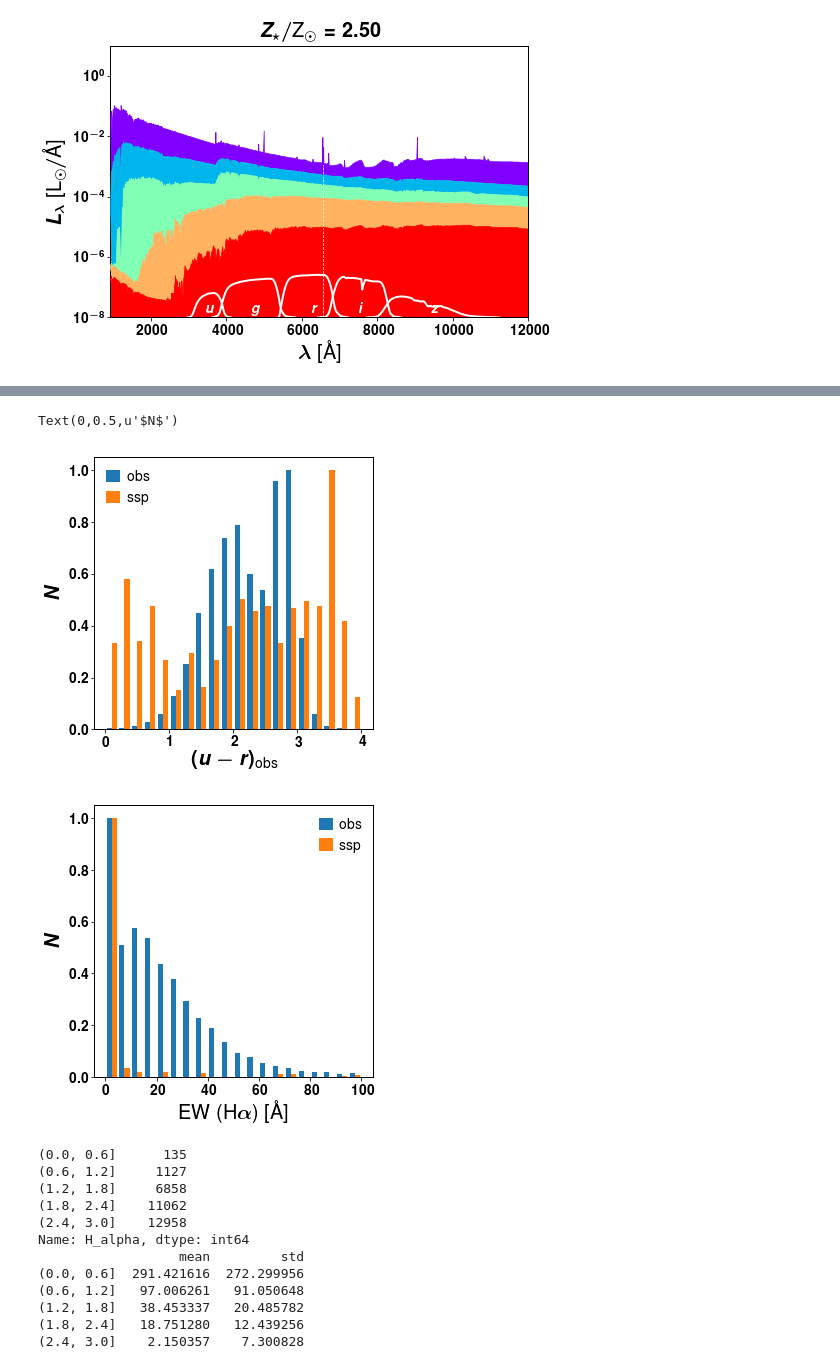
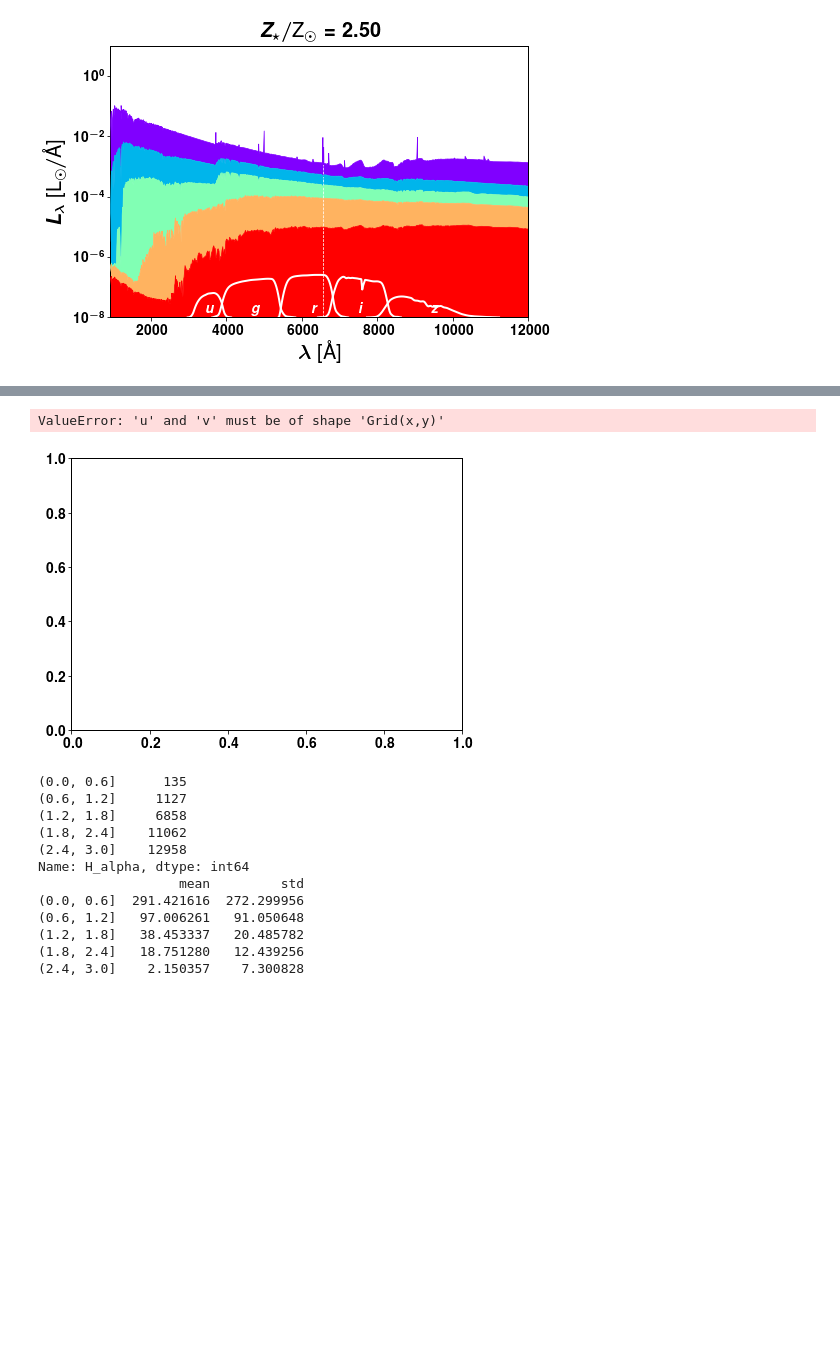
Before and after one commit to ajmejia/photo-ew, a Jupyter notebook: notebooks/proof-of-concept.ipynb, the cells around one changed output, grey strips where cells are left out. Saved outputs shown, nothing was run; the diff lists cells and outputs as text; code cells hidden in the pictures; blank space fills up the shorter version.

Commit message:
adding streams (unstable)

```diff
--- a/notebooks/proof-of-concept.ipynb
+++ b/notebooks/proof-of-concept.ipynb
@@ -198,19 +214,49 @@ cb.set_label(r"$\text{redshift}$")
-# %%
-figure(figsize=(5,5))
-hist([ur_obs,ur_neb_z[mets_val[4]]], 20, range=(0,4), label=["obs","ssp"], weights=[norm2one(ur_obs,20,(0,4)),norm2one(ur_neb_z[mets_val[4]],20,(0,4))])
-legend(loc=0)
-xlabel(r"$(u-r)_\text{obs}$")
-ylabel(r"$N$")
-
-figure(figsize=(5,5))
-hist([ew_sdss.H_alpha,ew_neb_z[mets_val[4]]], 20, range=(0,100), label=["obs","ssp"], weights=[norm2one(ew_sdss.H_alpha,20,(0,100)),norm2one(ew_neb_z[mets_val[4]],20,(0,100))])
-legend(loc=0)
-xlabel(r"EW (H$\alpha$) [\AA]")
-ylabel(r"$N$")
-# %% [output]
-Text(0,0.5,u'$N$')
-[figure, removed]
-[figure, removed]
+# %%
+# simulate extinction sample
+Av_in, Av_fi = 0.0, 2.0
+Av = linspace(Av_in, Av_fi, 10)
+# simulate redshift sample
+z_in, z_fi = ew_sdss.redshift.min(), ew_sdss.redshift.max()
+redshift = linspace(z_in, z_fi, 10)
+# simulate grid
+IT, MET, EXT, RED = meshgrid(ages.index, mets_val, Av, redshift, indexing="ij")
+AGE = ages.values[IT]
+# simulate SDSS photometry for that sample using:
+ur_neb_full, ur_ste_full, ew_neb_full = zeros(EXT.shape), zeros(EXT.shape), zeros(EXT.shape)
+
+for i,j,k,m in it.product(xrange(EXT.shape[0]),xrange(EXT.shape[1]),xrange(EXT.shape[2]),xrange(EXT.shape[3])):
+    iage = IT[i,j,k,m]
+    Z = MET[i,j,k,m]
+    ext = EXT[i,j,k,m]
+    z = RED[i,j,k,m]
+
+    SED_neb_z = column_stack((models_tot[Z].index*(z+1),cf(ext/1.086,models_tot[Z].index)*models_tot[Z].get(models_tot[Z].columns[iage])))
+    SED_ste_z = column_stack((models_ste[Z].index*(z+1),cf(ext/1.086,models_ste[Z].index)*models_ste[Z].get(models_ste[Z].columns[iage])))
+
+    ur_neb_full[i,j,k,m] = ABmag(SED_neb_z, sdss_res[0]) - ABmag(SED_neb_z, sdss_res[2])
+    ur_ste_full[i,j,k,m] = ABmag(SED_ste_z, sdss_res[0]) - ABmag(SED_ste_z, sdss_res[2])
+    ew_neb_full[i,j,k,m] = equivalent_width(SED_neb_z, (6562*(z+1),), (40,))[0]
+# %%
+x, y = ur_ste_full-ur_neb_full, 1+ew_neb_full
+xi, yi = linspace(x.min(), x.max(), 1000), linspace(y.min(), y.max(), 1000)
+ui = interp(xi, x[:,0,0,0], log10(AGE[:,0,0,0]))
+vi = interp(yi, y[:,0,0,0], log10(AGE[:,0,0,0]))
+XX, YY = meshgrid(xi, yi, indexing="xy")
+UU, VV = meshgrid(ui, vi, indexing="xy")
+
+# UU = griddata(ur_ste_full[:,0,0,0]-ur_neb_full[:,0,0,0], 1+ew_neb_full[:,0,0,0], log10(AGE[:,0,0,0]), xi, yi, "linear").filled(0.0)
+# VV = griddata(ur_ste_full[0,:,0,0]-ur_neb_full[0,:,0,0], 1+ew_neb_full[0,:,0,0], MET[0,:,0,0], xi, yi, "linear").filled(0.0)
+# %%
+figure(figsize=(7,5))
+streamplot(x[:,0,0,0], y[:,0,0,0], ui, vi)
+# cb = colorbar()
+xlabel(r"$(u-r)_\text{stellar}-(u-r)_\text{nebular}$")
+gca().set_yscale("log")
+ylabel(r"$\log{\left(1+\text{EW}_{\text{H}\alpha}\right)}$ [\AA]")
+# cb.set_label(r"$\log{t_\star/\text{yr}}$")
+# %% [output]
+ValueError: 'u' and 'v' must be of shape 'Grid(x,y)'
+[figure, added]
 # %%
 bins = linspace(0, 3, 6)
 ew_groups = ew_sdss.H_alpha.groupby(pd.cut(ur_obs,bins))
```
Also changed, not shown: parts of 6 cells of this notebook.
